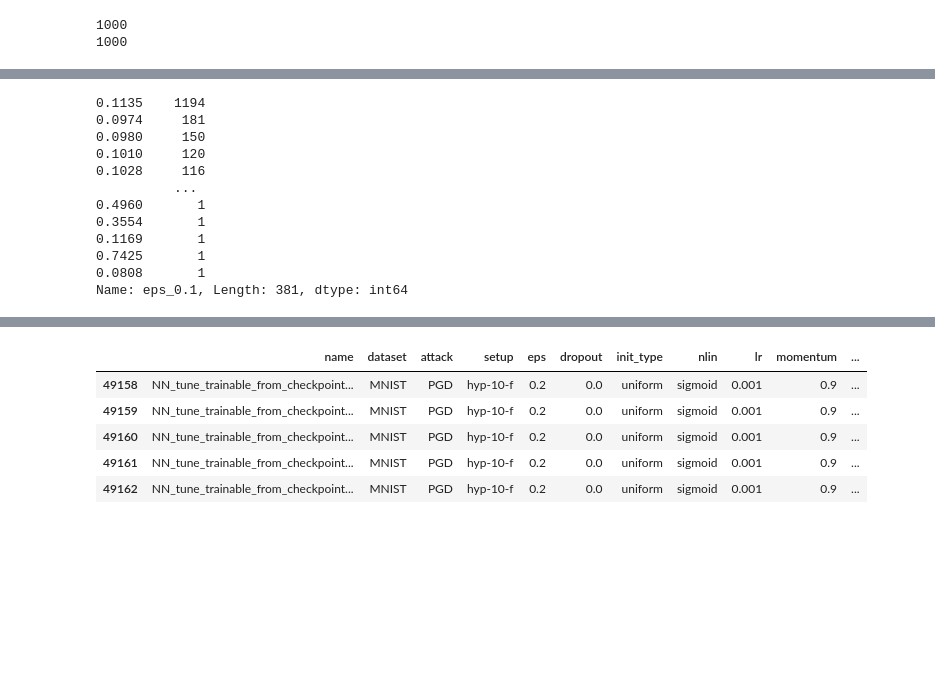
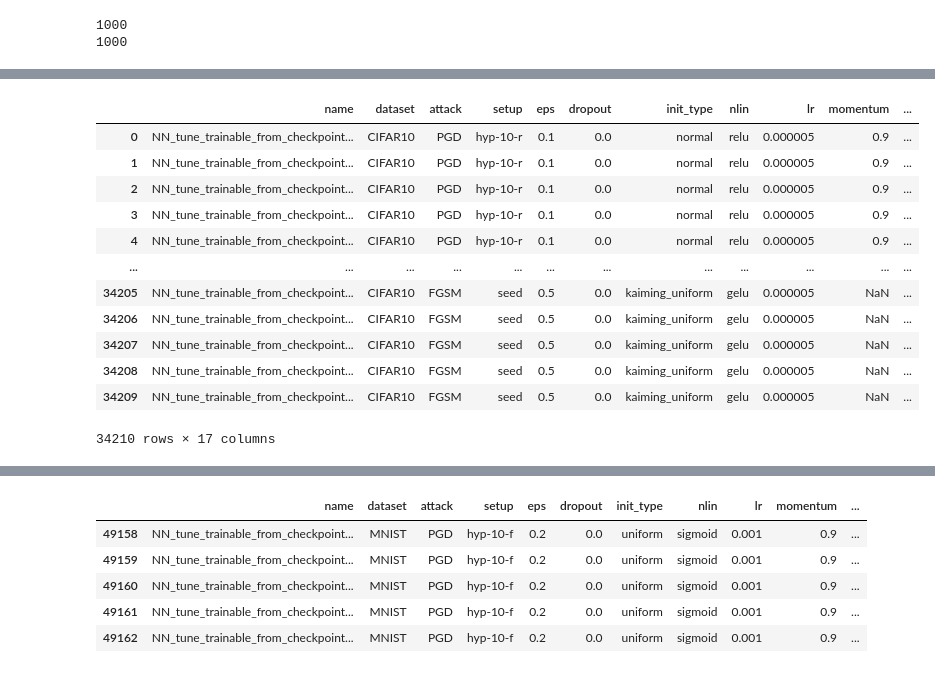
Before and after one commit to julius-lautz/model_robustness, a Jupyter notebook: src/model_robustness/attacks/plotting/plots.ipynb, the cells around one changed output, grey strips where cells are left out. Cells and saved outputs as stored; diff of their text form; code cells hidden in the pictures; blank space fills up the shorter version.

```diff
--- a/src/model_robustness/attacks/plotting/plots.ipynb
+++ b/src/model_robustness/attacks/plotting/plots.ipynb
@@ -73 +84,17 @@ df = pd.read_csv("../../data/sparsified/all_results_df.csv")
+# %%
+df[df.dataset=="CIFAR10"]
+# %% [output]
+|  | name | dataset | attack | setup | eps | dropout | init_type | nlin | lr | momentum | ... |
+| 0 | NN_tune_trainable_from_checkpoint... | CIFAR10 | PGD | hyp-10-r | 0.1 | 0.0 | normal | relu | 0.000005 | 0.9 | ... |
+| 1 | NN_tune_trainable_from_checkpoint... | CIFAR10 | PGD | hyp-10-r | 0.1 | 0.0 | normal | relu | 0.000005 | 0.9 | ... |
+| 2 | NN_tune_trainable_from_checkpoint... | CIFAR10 | PGD | hyp-10-r | 0.1 | 0.0 | normal | relu | 0.000005 | 0.9 | ... |
+| 3 | NN_tune_trainable_from_checkpoint... | CIFAR10 | PGD | hyp-10-r | 0.1 | 0.0 | normal | relu | 0.000005 | 0.9 | ... |
+| 4 | NN_tune_trainable_from_checkpoint... | CIFAR10 | PGD | hyp-10-r | 0.1 | 0.0 | normal | relu | 0.000005 | 0.9 | ... |
+| ... | ... | ... | ... | ... | ... | ... | ... | ... | ... | ... | ... |
+| 34205 | NN_tune_trainable_from_checkpoint... | CIFAR10 | FGSM | seed | 0.5 | 0.0 | kaiming_uniform | gelu | 0.000005 | NaN | ... |
+| 34206 | NN_tune_trainable_from_checkpoint... | CIFAR10 | FGSM | seed | 0.5 | 0.0 | kaiming_uniform | gelu | 0.000005 | NaN | ... |
+| 34207 | NN_tune_trainable_from_checkpoint... | CIFAR10 | FGSM | seed | 0.5 | 0.0 | kaiming_uniform | gelu | 0.000005 | NaN | ... |
+| 34208 | NN_tune_trainable_from_checkpoint... | CIFAR10 | FGSM | seed | 0.5 | 0.0 | kaiming_uniform | gelu | 0.000005 | NaN | ... |
+| 34209 | NN_tune_trainable_from_checkpoint... | CIFAR10 | FGSM | seed | 0.5 | 0.0 | kaiming_uniform | gelu | 0.000005 | NaN | ... |
+34210 rows × 17 columns
 # %%
@@ -81,21 +108,6 @@ for i, e in enumerate(eps):
     if i == 0:
         both_results["normal"] = eps_df["old_acc"]
     both_results[f"eps_{e}"] = eps_df["new_acc"]
-# %%
-both_results["eps_0.1"].value_counts()
-# %% [output]
-0.1135    1194
-0.0974     181
-0.0980     150
-0.1010     120
-0.1028     116
-          ...
-0.4960       1
-0.3554       1
-0.1169       1
-0.7425       1
-0.0808       1
-Name: eps_0.1, Length: 381, dtype: int64
 # %%
 sns.boxplot(both_results, orient="h")
 # %% [output]
```
Also changed, not shown: parts of 18 cells of this notebook, 30 other files.
